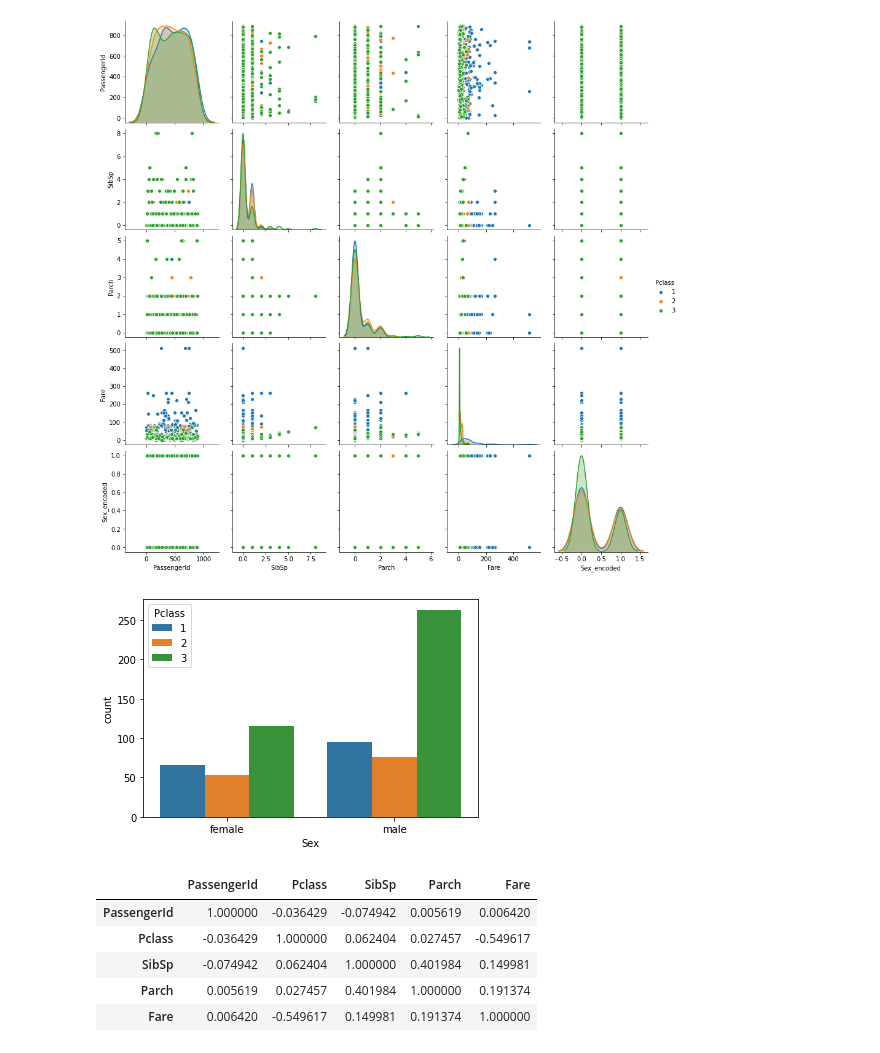
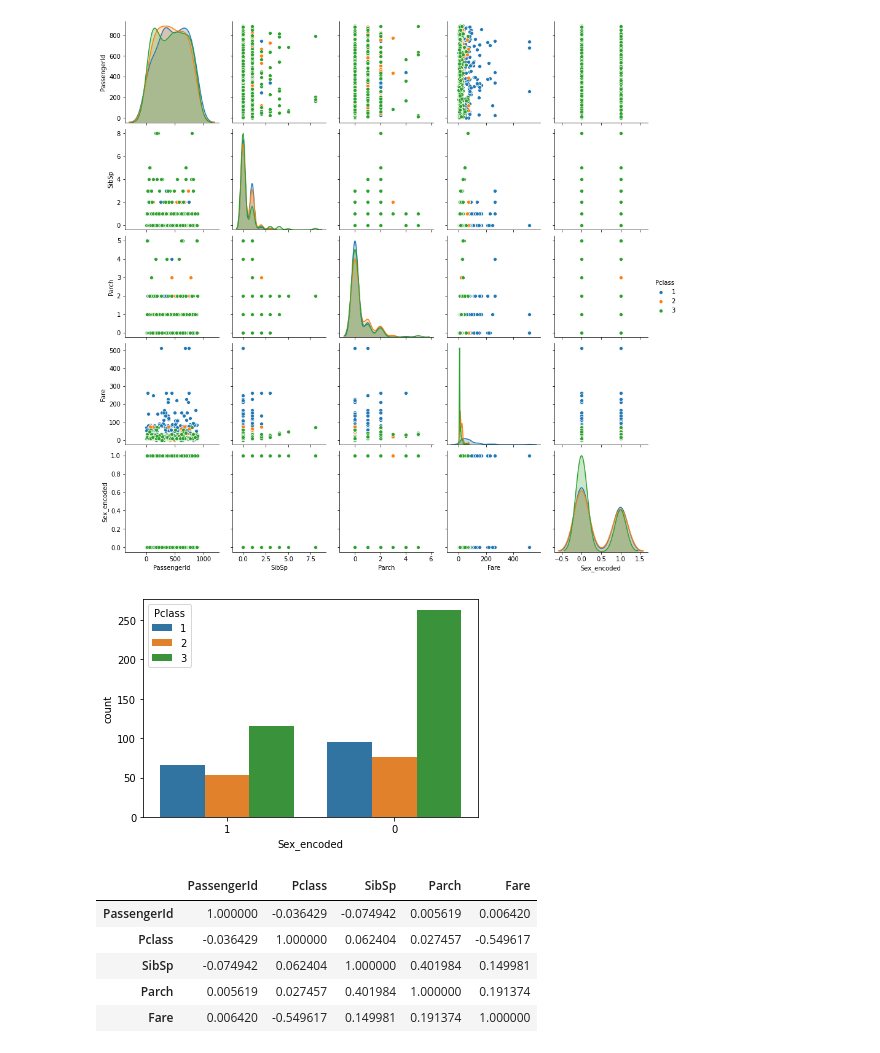
Before and after one commit to madgcar/XGBoost_Titanic, a Jupyter notebook: models/Random_forest.ipynb, the cells around one changed output. Drawn from its saved outputs; the diff is of its cells as text; code cells hidden in the pictures.

```diff
--- a/models/Random_forest.ipynb
+++ b/models/Random_forest.ipynb
@@ -134,7 +122,7 @@ df.sample(5)
 # y el EDA
 # 2.1 Split the dataset so to avoid bias
 
-X = df.drop(['Survived','Cabin', 'Name', 'Ticket', 'Age', 'Embarked'], axis=1)
+X = df.drop(['Survived','Cabin', 'Name', 'Ticket', 'Age','Sex', 'Embarked'], axis=1)
 y = df['Survived']
 
 X_train, X_test, y_train, y_test = train_test_split(X,y, random_state=70)
@@ -269,10 +248,10 @@ plt.show()
 # que se ubican en la tercera clase en mayor proporcion,
 # %%
 # Veamos como se distribuye el genero y la clase
-sns.countplot(data=X_train, x='Sex', hue= 'Pclass')
+sns.countplot(data=X_train, x='Sex_encoded', hue= 'Pclass')
 plt.show()
 # %% [output]
-[figure, old version]
+[figure, new version]
 # %%
 # 2.10 Perform correlation analysis - Pearson or Point Biserial
 
```
Also changed, not shown: parts of 37 cells of this notebook, 5 other files.
